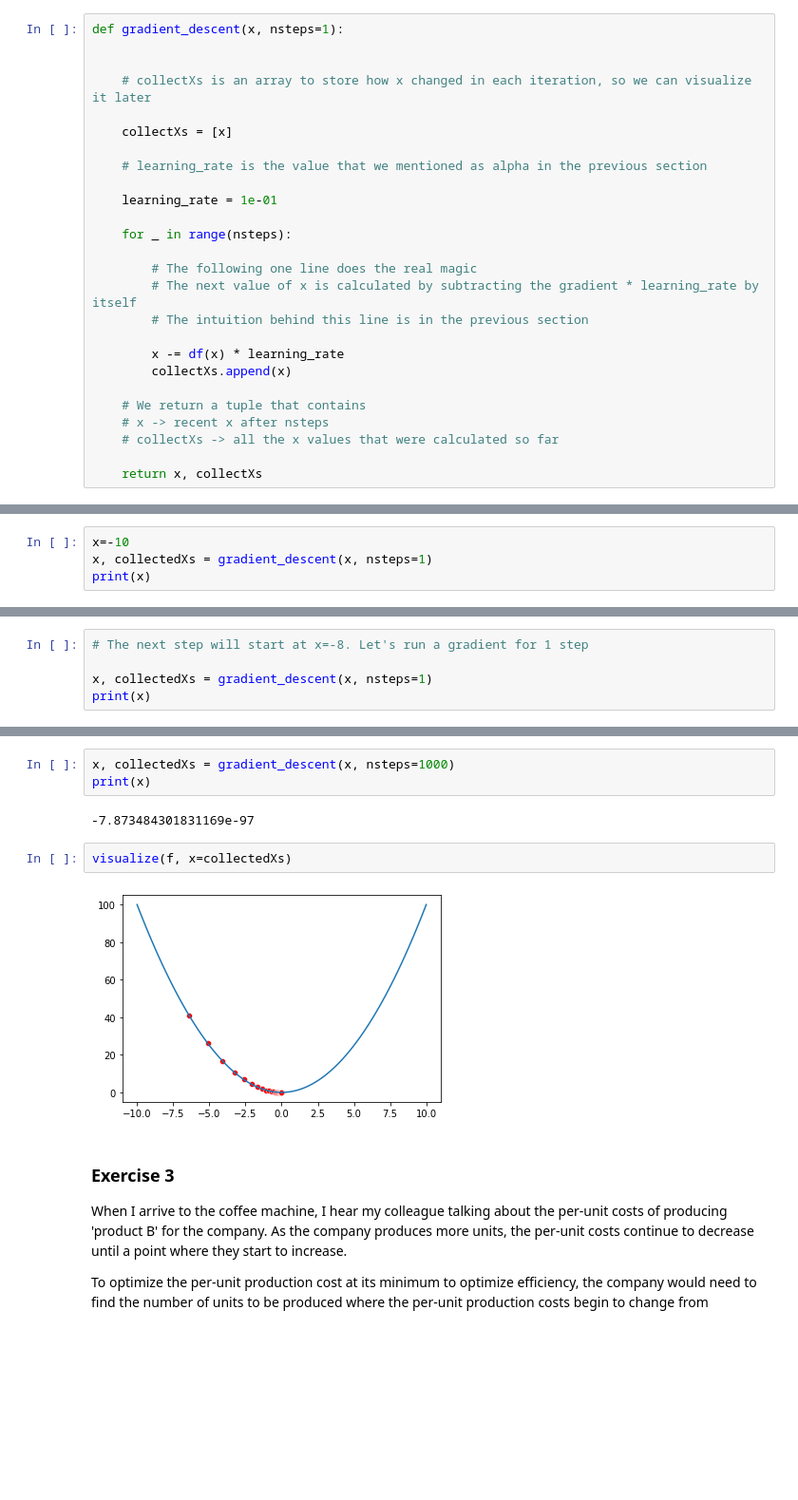
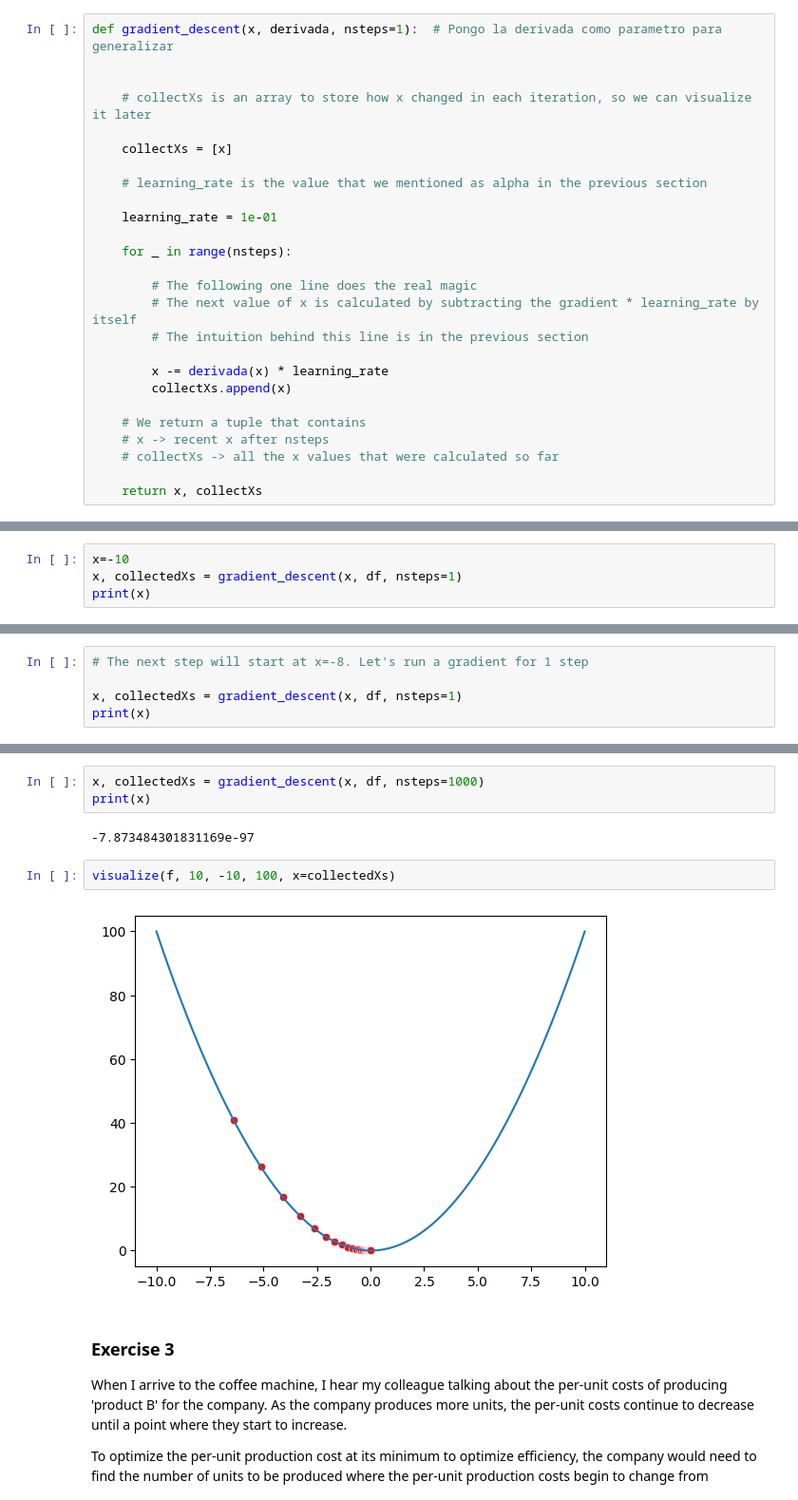
Before and after one commit to 4GeeksAcademy/efrainnalmeida-calculus-and-algebra-problems-with-python, a Jupyter notebook: notebook/problems.ipynb, the cells around one changed output, grey strips where cells are left out. Shown: that part at 95% size. Drawn from its saved outputs; the diff is of its cells as text; blank space fills up the shorter version.

```diff
--- a/notebook/problems.ipynb
+++ b/notebook/problems.ipynb
@@ -259,7 +257,7 @@ visualize(f, x=[-10])
 # %% [markdown]
 The following code implements the whole logic explained before:
 # %%
-def gradient_descent(x, nsteps=1):
+def gradient_descent(x, derivada, nsteps=1):  # Pongo la derivada como parametro para generalizar
 
 
     # collectXs is an array to store how x changed in each iteration, so we can visualize it later
@@ -276,7 +274,7 @@ def gradient_descent(x, nsteps=1):
         # The next value of x is calculated by subtracting the gradient * learning_rate by itself
         # The intuition behind this line is in the previous section
 
-        x -= df(x) * learning_rate
+        x -= derivada(x) * learning_rate
         collectXs.append(x)
 
     # We return a tuple that contains
@@ -289,28 +287,28 @@ Before running a gradient descent with 1000 steps, let's just run it twice, one
 We start with x=-10, and it evolves to x=-8. We know that when x=0 that is the **minimum point**, so yes, it is evolving in the correct direction.
 # %%
 x=-10
-x, collectedXs = gradient_descent(x, nsteps=1)
+x, collectedXs = gradient_descent(x, df, nsteps=1)
 print(x)
 # %% [output]
 -8.0
 # %%
 # The next step will start at x=-8. Let's run a gradient for 1 step
 
-x, collectedXs = gradient_descent(x, nsteps=1)
+x, collectedXs = gradient_descent(x, df, nsteps=1)
 print(x)
 # %% [output]
 -6.4
 # %% [markdown]
 It goes to x=-6.4. Excellent. Now let's run it 1000 times
 # %%
-x, collectedXs = gradient_descent(x, nsteps=1000)
+x, collectedXs = gradient_descent(x, df, nsteps=1000)
 print(x)
 # %% [output]
 -7.873484301831169e-97
 # %%
-visualize(f, x=collectedXs)
+visualize(f, 10, -10, 100, x=collectedXs)
 # %% [output]
-[figure, old version]
+[figure, new version]
 # %% [markdown]
 ### Exercise 3
 
```
Also changed, not shown: parts of 12 cells of this notebook.
